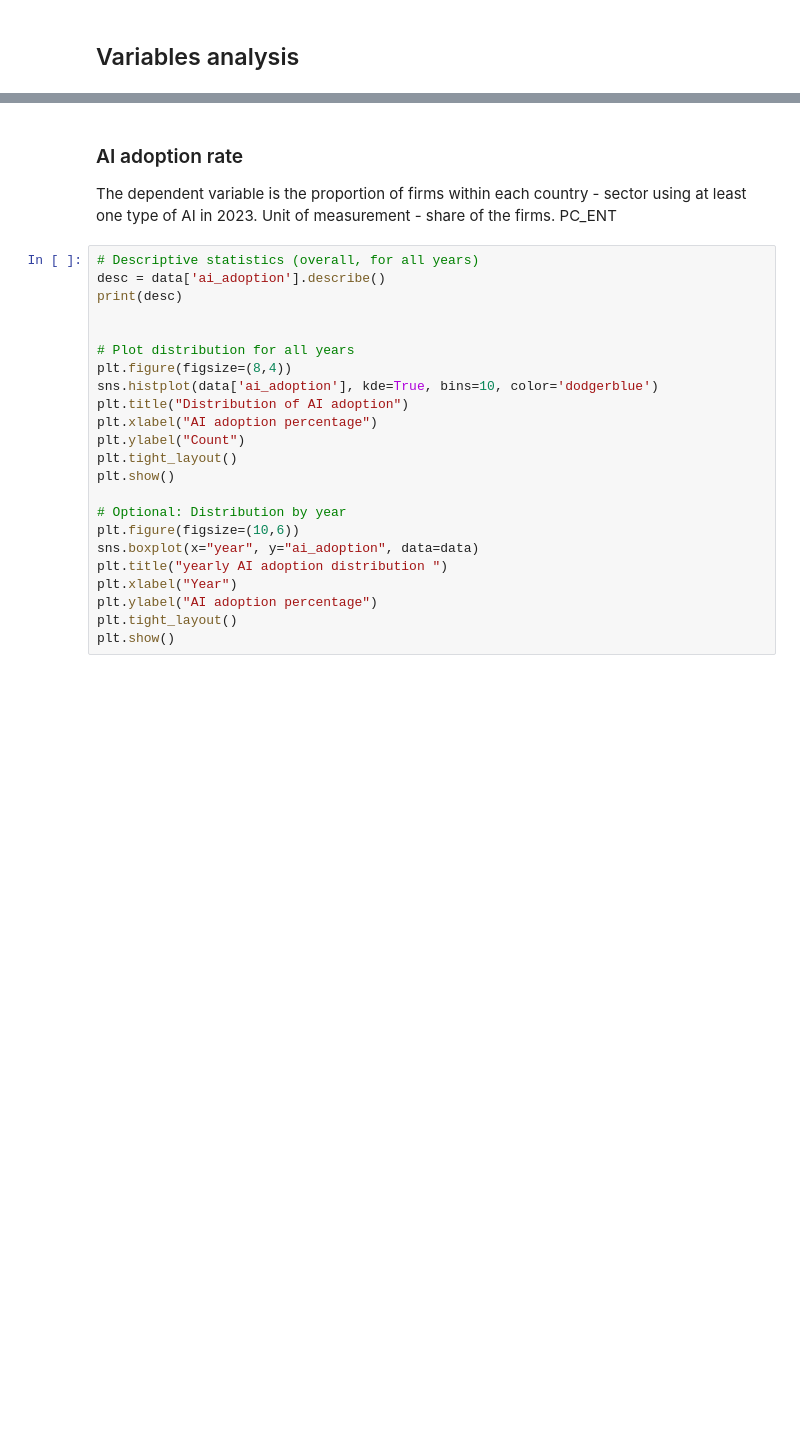
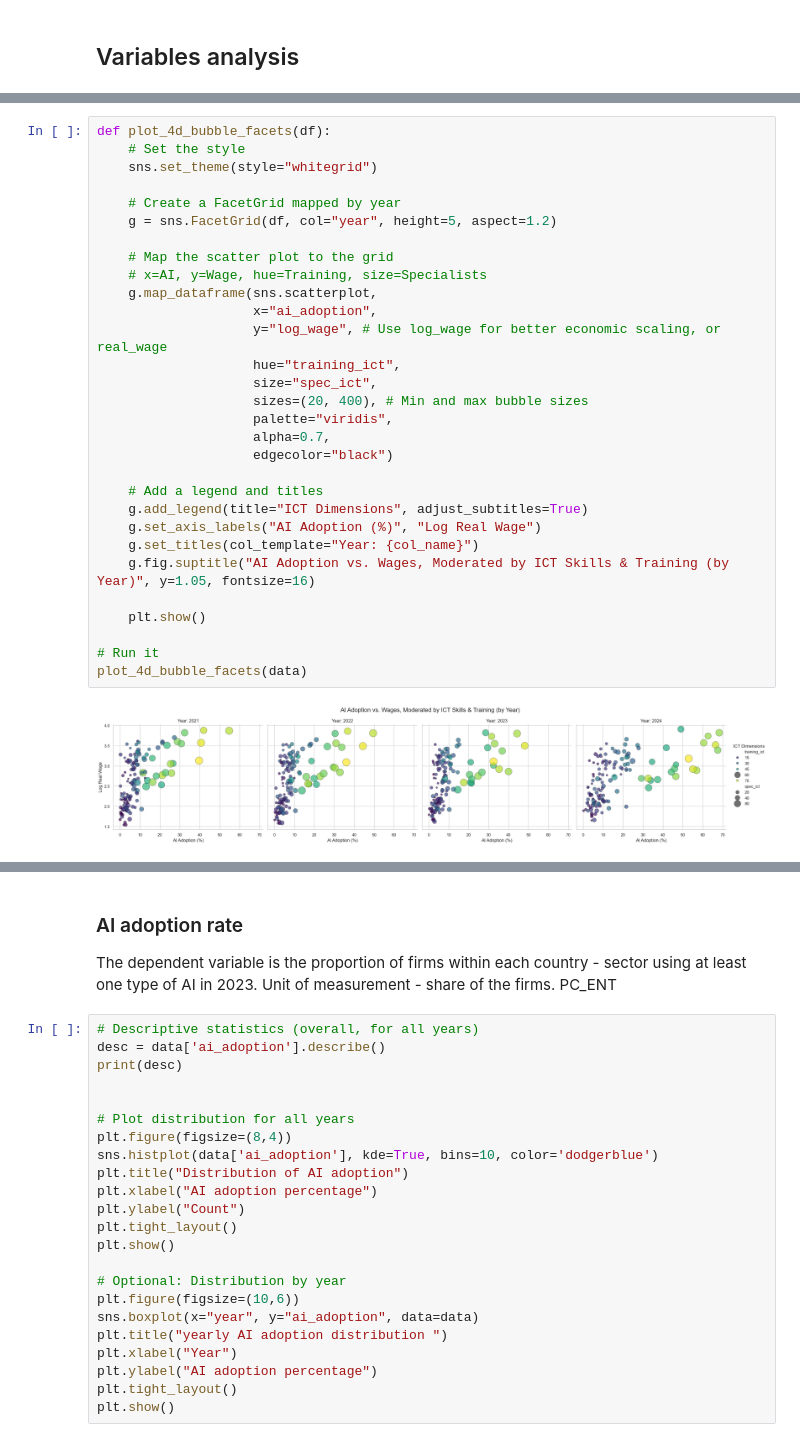
Before and after one commit to Martyniuk-y/Master_thesis, a Jupyter notebook: EDA.ipynb, the cells around one changed output, grey strips where cells are left out. Cells and saved outputs as stored; diff of their text form; blank space fills up the shorter version.

```diff
--- a/EDA.ipynb
+++ b/EDA.ipynb
@@ -30,0 +163,32 @@ print(data)
+# %%
+def plot_4d_bubble_facets(df):
+    # Set the style
+    sns.set_theme(style="whitegrid")
+
+    # Create a FacetGrid mapped by year
+    g = sns.FacetGrid(df, col="year", height=5, aspect=1.2)
+
+    # Map the scatter plot to the grid
+    # x=AI, y=Wage, hue=Training, size=Specialists
+    g.map_dataframe(sns.scatterplot,
+                    x="ai_adoption",
+                    y="log_wage", # Use log_wage for better economic scaling, or real_wage
+                    hue="training_ict",
+                    size="spec_ict",
+                    sizes=(20, 400), # Min and max bubble sizes
+                    palette="viridis",
+                    alpha=0.7,
+                    edgecolor="black")
+
+    # Add a legend and titles
+    g.add_legend(title="ICT Dimensions", adjust_subtitles=True)
+    g.set_axis_labels("AI Adoption (%)", "Log Real Wage")
+    g.set_titles(col_template="Year: {col_name}")
+    g.fig.suptitle("AI Adoption vs. Wages, Moderated by ICT Skills & Training (by Year)", y=1.05, fontsize=16)
+
+    plt.show()
+
+# Run it
+plot_4d_bubble_facets(data)
+# %% [output]
+[figure, added]
```
Also changed, not shown: parts of 149 cells of this notebook, 1 other file.
